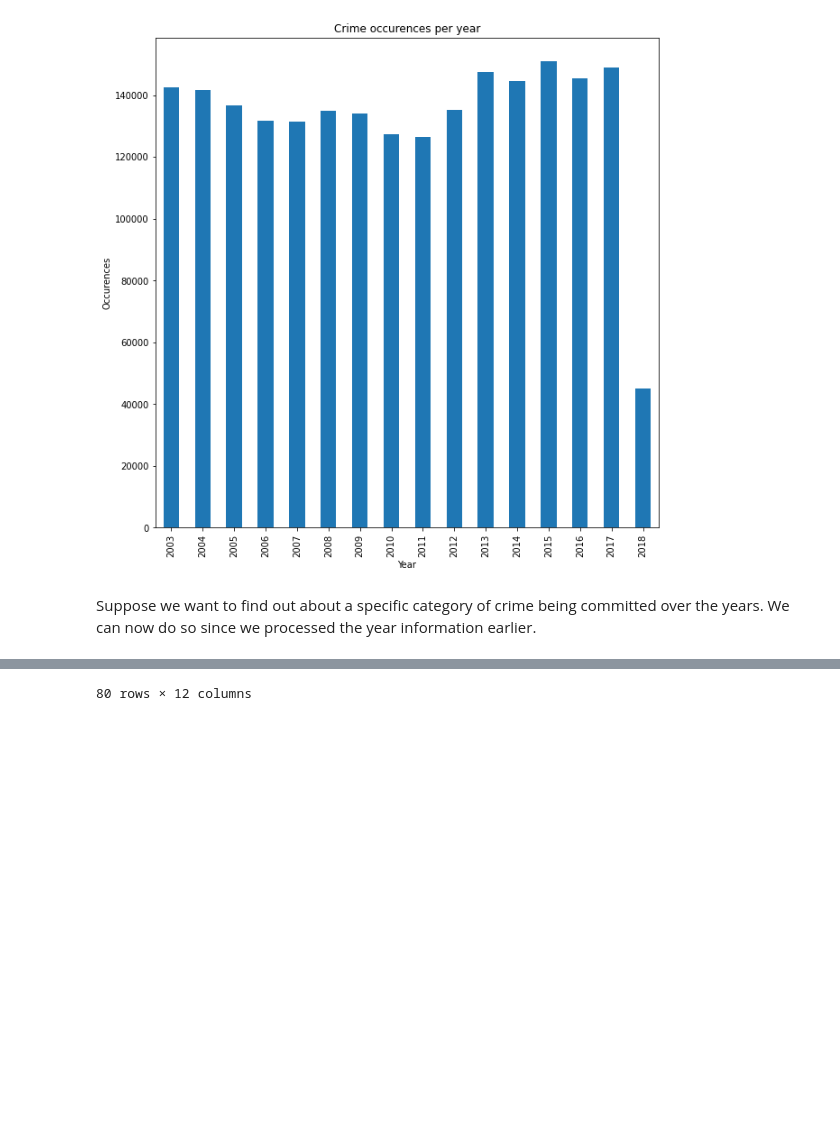
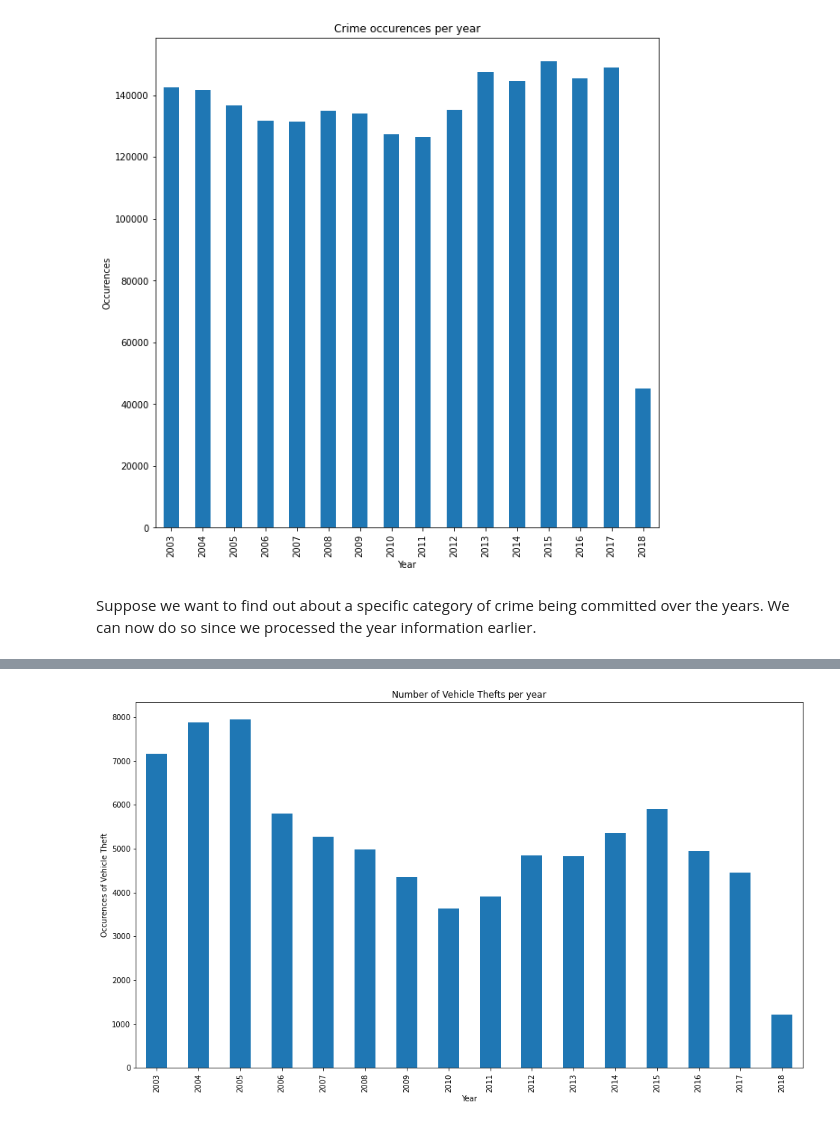
Before and after one commit to rmavlingcar/exploring-sfpd-incident-reports, a Jupyter notebook: Exploring SFPD Police Incident Report Data..ipynb, the cells around one changed output, grey strips where cells are left out. Drawn from its saved outputs; the diff is of its cells as text; code cells hidden in the pictures; blank space fills up the shorter version.

```diff
--- a/Exploring SFPD Police Incident Report Data..ipynb
+++ b/Exploring SFPD Police Incident Report Data..ipynb
@@ -247,9 +247,9 @@ years_data.plot(kind='bar',xlabel='Year',ylabel='Occurences',title='Crime occure
 Suppose we want to find out about a specific category of crime being committed over the years. We can now do so since we processed the year information earlier.
 # %%
 vehicle_theft_df = data[data['Category'] == 'VEHICLE THEFT']
-yearly_vehicle_theft = vehicle_theft_df.groupby('Year')
-yearly_vehicle_theft.head()
-# plt.figure()
-# yearly_vehicle_theft.plot(kind='bar',xlabel='Year', ylabel='Occurences of Vehicle Theft', title='Number of Vehicle Thefts per year')
-# plt.show()
+yearly_vehicle_theft = vehicle_theft_df.groupby('Year').Date_Time.nunique()
+plt.figure()
+yearly_vehicle_theft.plot(kind='bar',xlabel='Year', ylabel='Occurences of Vehicle Theft', title='Number of Vehicle Thefts per year',figsize=(16,9))
+plt.show()
+# vehicle_theft_df.head()
 # %% [output]
@@ -268 +256 @@ yearly_vehicle_theft.head()
-80 rows × 12 columns
+[figure, added]
```
Also changed, not shown: parts of 2 cells of this notebook.
